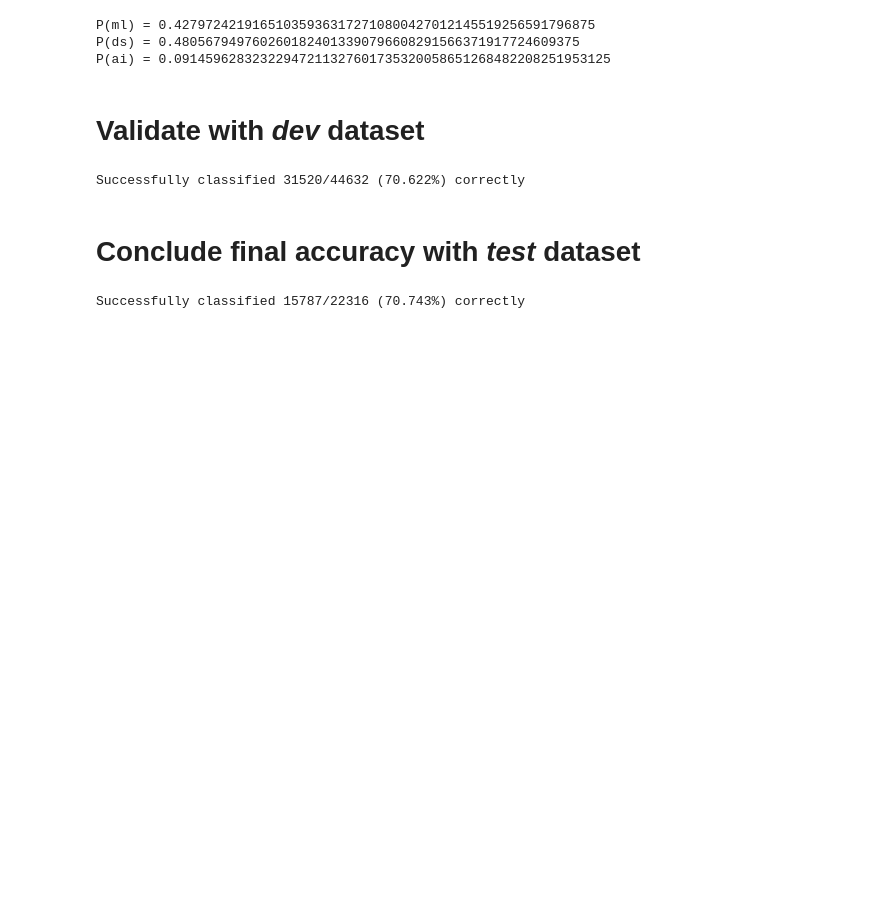
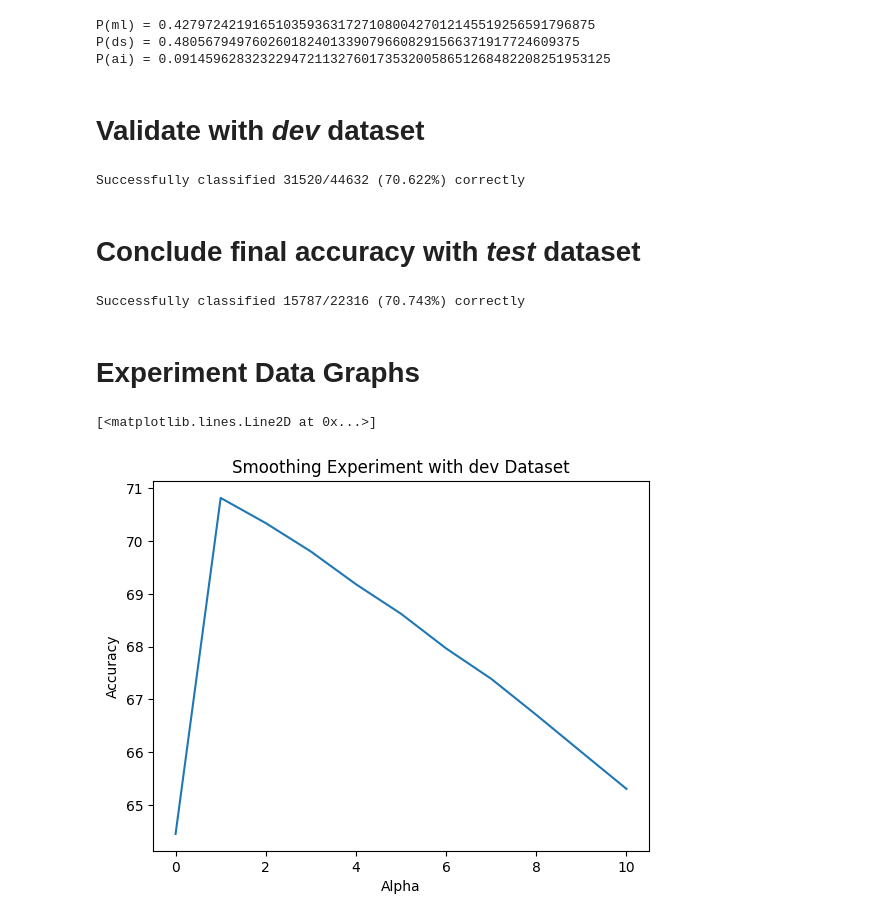
Before and after one commit to hayden-huynh/CSE-5334-TermProject, a Jupyter notebook: CSE_5334_TermProject.ipynb, the cells around one changed output. Drawn from its saved outputs; the diff is of its cells as text; code cells hidden in the pictures; blank space fills up the shorter version.

Commit message:
Experimented with Lemmatization. Generated all necessary experimentation graphs

```diff
--- a/CSE_5334_TermProject.ipynb
+++ b/CSE_5334_TermProject.ipynb
@@ -353,3 +353,19 @@ test_accuracy(test, alpha)
 # test_smoothing.flush()
 # %% [output]
 Successfully classified 15787/22316 (70.743%) correctly
+# %% [markdown]
+# Experiment Data Graphs
+# %%
+import matplotlib.pyplot as plt
+
+dev_smoothing = pd.read_csv("/content/dev_smoothing.csv")
+test_smoothing = pd.read_csv("/content/test_smoothing.csv")
+# %%
+plt.figure()
+plt.title('Smoothing Experiment with dev Dataset')
+plt.xlabel("Alpha")
+plt.ylabel("Accuracy")
+plt.plot(dev_smoothing['alpha'], dev_smoothing['accuracy'])
+# %% [output]
+[<matplotlib.lines.Line2D at 0x...>]
+[figure, added]
```
Also changed, not shown: parts of 5 cells of this notebook.
